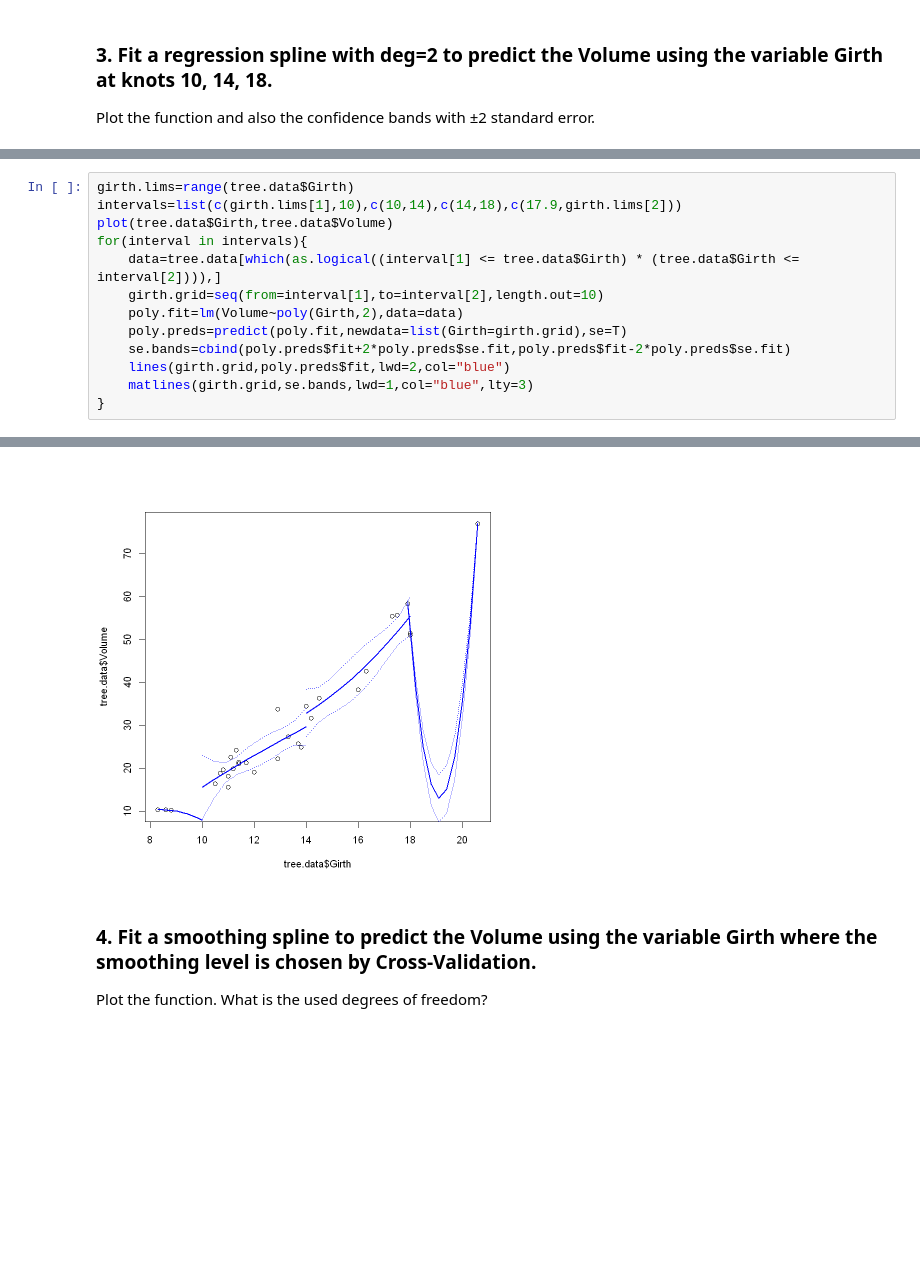
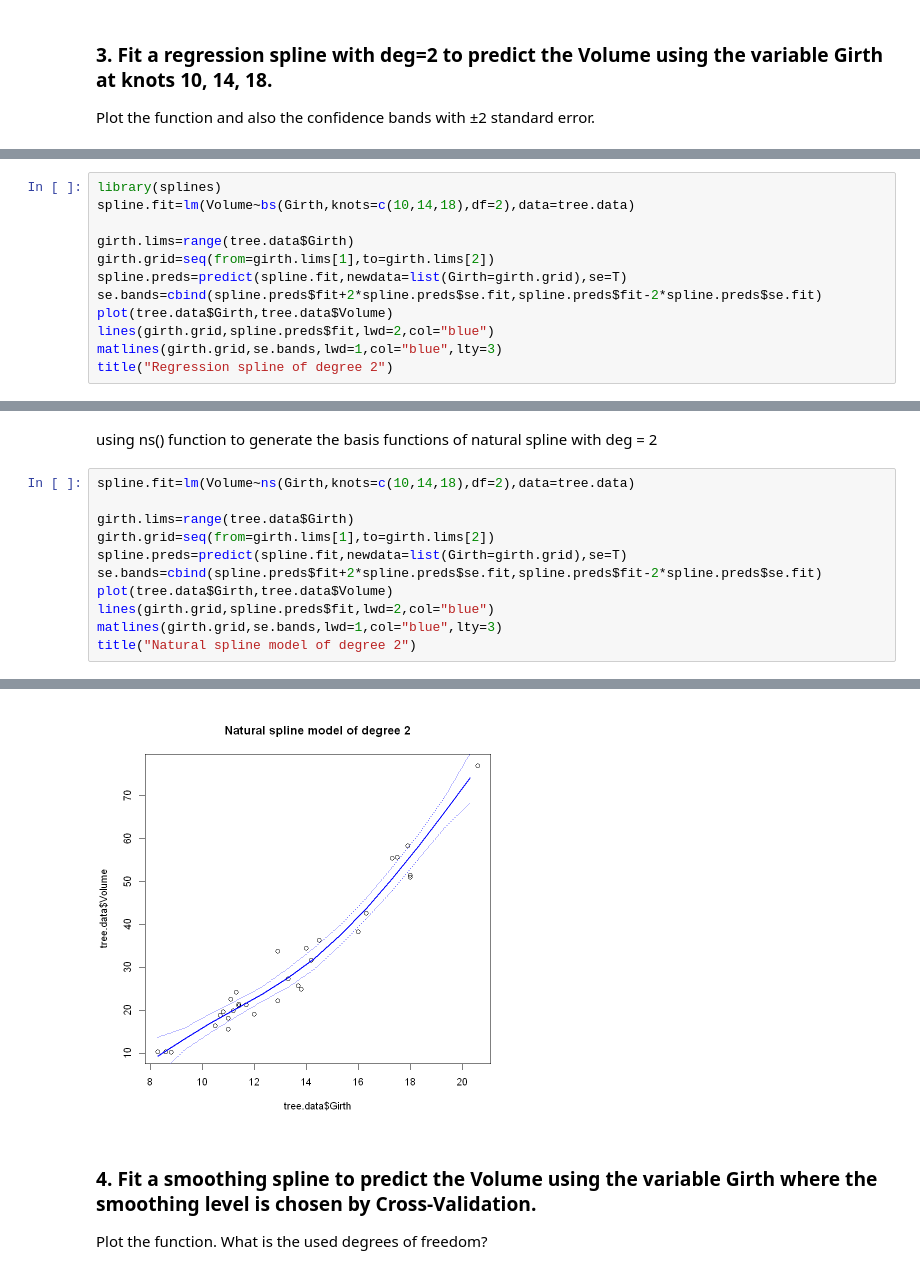
Before and after one commit to Algebra-FUN/DDM-Coursework, a Jupyter notebook: MSDM5054/Assignment/2/HW2.ipynb, the cells around one changed output, grey strips where cells are left out. Cells and saved outputs as stored; diff of their text form; blank space fills up the shorter version.

```diff
--- a/MSDM5054/Assignment/2/HW2.ipynb
+++ b/MSDM5054/Assignment/2/HW2.ipynb
@@ -135,0 +136,12 @@ Plot the function and also the confidence bands with ±2 standard error.
+# %%
+library(splines)
+spline.fit=lm(Volume~bs(Girth,knots=c(10,14,18),df=2),data=tree.data)
+
+girth.lims=range(tree.data$Girth)
+girth.grid=seq(from=girth.lims[1],to=girth.lims[2])
+spline.preds=predict(spline.fit,newdata=list(Girth=girth.grid),se=T)
+se.bands=cbind(spline.preds$fit+2*spline.preds$se.fit,spline.preds$fit-2*spline.preds$se.fit)
+plot(tree.data$Girth,tree.data$Volume)
+lines(girth.grid,spline.preds$fit,lwd=2,col="blue")
+matlines(girth.grid,se.bands,lwd=1,col="blue",lty=3)
+title("Regression spline of degree 2")
@@ -136,14 +150,14 @@ Plot the function and also the confidence bands with ±2 standard error.
+# %% [markdown]
+using ns() function to generate the basis functions of natural spline with deg = 2
 # %%
+spline.fit=lm(Volume~ns(Girth,knots=c(10,14,18),df=2),data=tree.data)
+
 girth.lims=range(tree.data$Girth)
-intervals=list(c(girth.lims[1],10),c(10,14),c(14,18),c(17.9,girth.lims[2]))
+girth.grid=seq(from=girth.lims[1],to=girth.lims[2])
+spline.preds=predict(spline.fit,newdata=list(Girth=girth.grid),se=T)
+se.bands=cbind(spline.preds$fit+2*spline.preds$se.fit,spline.preds$fit-2*spline.preds$se.fit)
 plot(tree.data$Girth,tree.data$Volume)
-for(interval in intervals){
-    data=tree.data[which(as.logical((interval[1] <= tree.data$Girth) * (tree.data$Girth <= interval[2]))),]
-    girth.grid=seq(from=interval[1],to=interval[2],length.out=10)
-    poly.fit=lm(Volume~poly(Girth,2),data=data)
-    poly.preds=predict(poly.fit,newdata=list(Girth=girth.grid),se=T)
-    se.bands=cbind(poly.preds$fit+2*poly.preds$se.fit,poly.preds$fit-2*poly.preds$se.fit)
-    lines(girth.grid,poly.preds$fit,lwd=2,col="blue")
-    matlines(girth.grid,se.bands,lwd=1,col="blue",lty=3)
-}
+lines(girth.grid,spline.preds$fit,lwd=2,col="blue")
+matlines(girth.grid,se.bands,lwd=1,col="blue",lty=3)
+title("Natural spline model of degree 2")
 # %% [output]
@@ -154,4 +164,4 @@ Warning message in max(x):
-[figure, old version]
+[figure, new version]
 # %% [markdown]
 ### 4. Fit a smoothing spline to predict the Volume using the variable Girth where the smoothing level is chosen by Cross-Validation.
 Plot the function. What is the used degrees of freedom?
```
Also changed, not shown: parts of 35 cells of this notebook.
